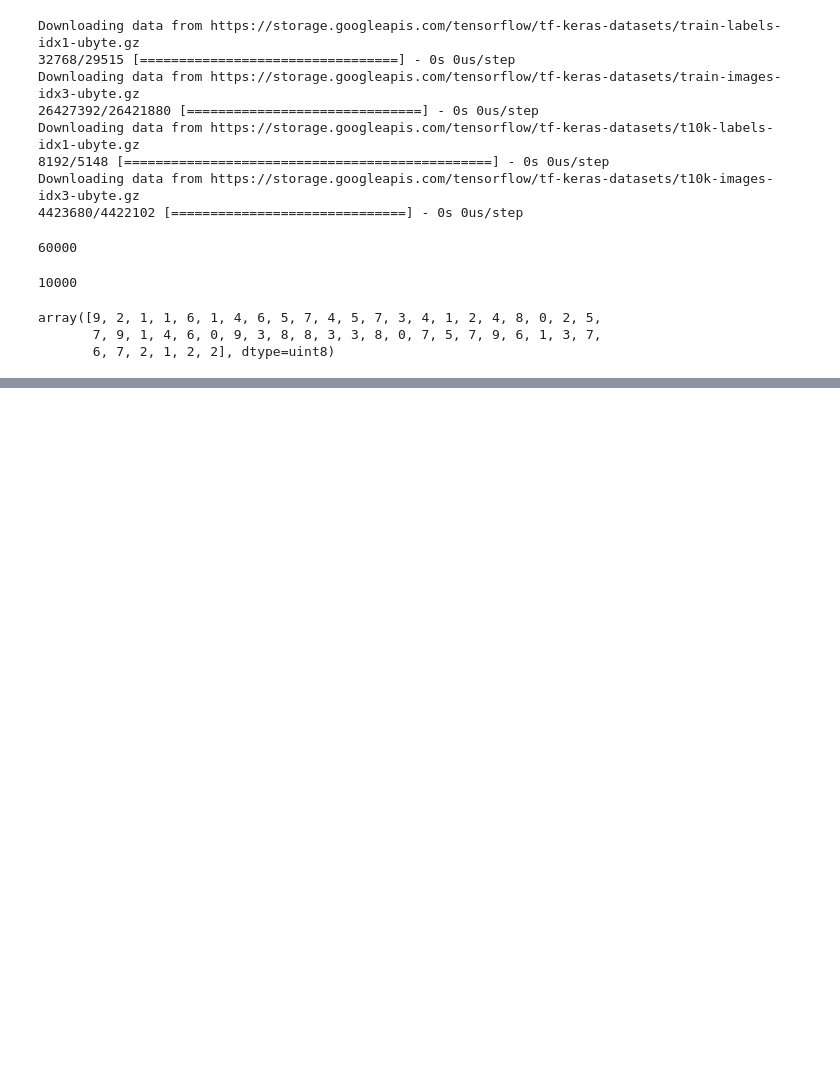
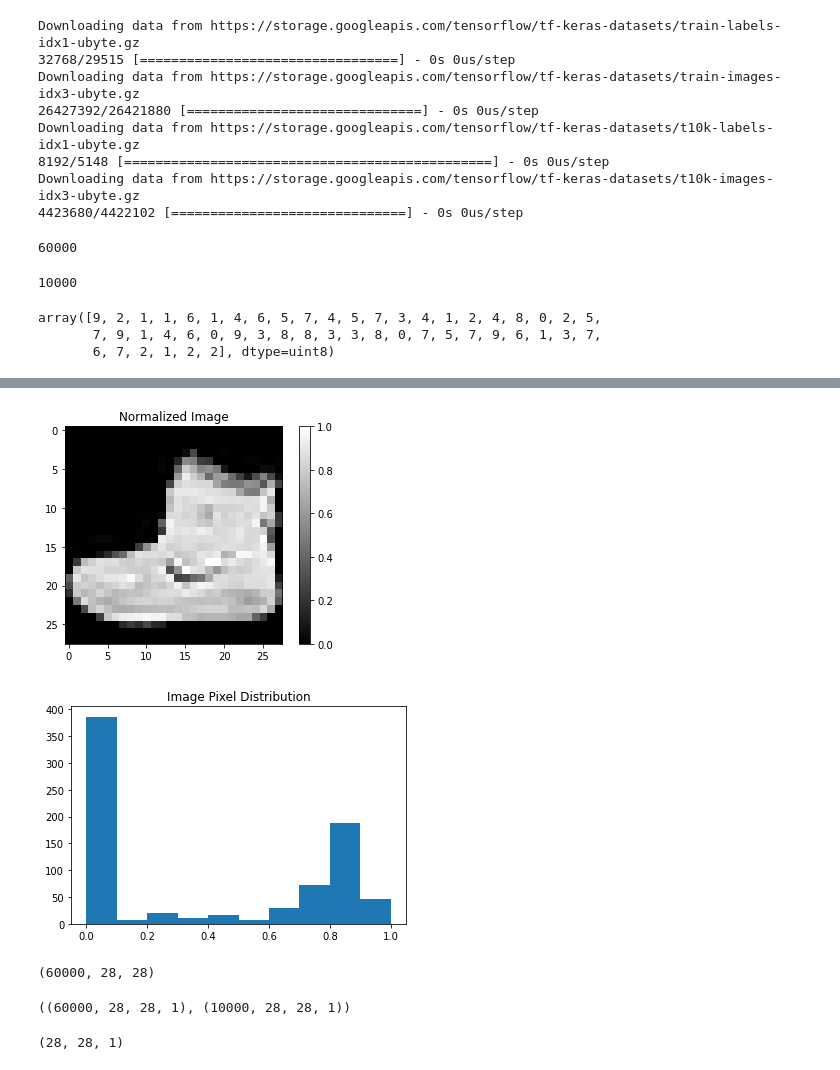
Before and after one commit to roshanappa/Convolutional-Neural-Networks, a Jupyter notebook: Fashion_amnist.ipynb, the cells around one changed output, grey strips where cells are left out. Saved outputs shown, nothing was run; the diff lists cells and outputs as text; code cells hidden in the pictures; blank space fills up the shorter version.

```diff
--- a/Fashion_amnist.ipynb
+++ b/Fashion_amnist.ipynb
@@ -45,0 +80,18 @@ array([9, 2, 1, 1, 6, 1, 4, 6, 5, 7, 4, 5, 7, 3, 4, 1, 2, 4, 8, 0, 2, 5,
+# %%
+plt.figure()
+plt.imshow(x_train[0],cmap='gray',interpolation=None)
+plt.colorbar()
+plt.title(class_names[y_train[0]])
+plt.title('Normalized Image')
+plt.show()
+
+plt.hist(x_train[0].reshape(784))  #28X28=(size of picture/image)=784
+plt.title('Image Pixel Distribution')
+plt.show()
+# %% [output]
+[figure, added]
+[figure, added]
+# %%
+x_train.shape
+# %% [output]
+(60000, 28, 28)
@@ -45,0 +101,9 @@ array([9, 2, 1, 1, 6, 1, 4, 6, 5, 7, 4, 5, 7, 3, 4, 1, 2, 4, 8, 0, 2, 5,
+# %%
+x_train.shape,x_test.shape  #We need tp  convert the two dimensional gray image to the 3 dimensional for feeding in Convolutional neural Netowrk layers.
+# %% [output]
+((60000, 28, 28, 1), (10000, 28, 28, 1))
+# %%
+input_shape=x_train[0].shape
+input_shape
+# %% [output]
+(28, 28, 1)
```
Also changed, not shown: parts of 46 cells of this notebook.
